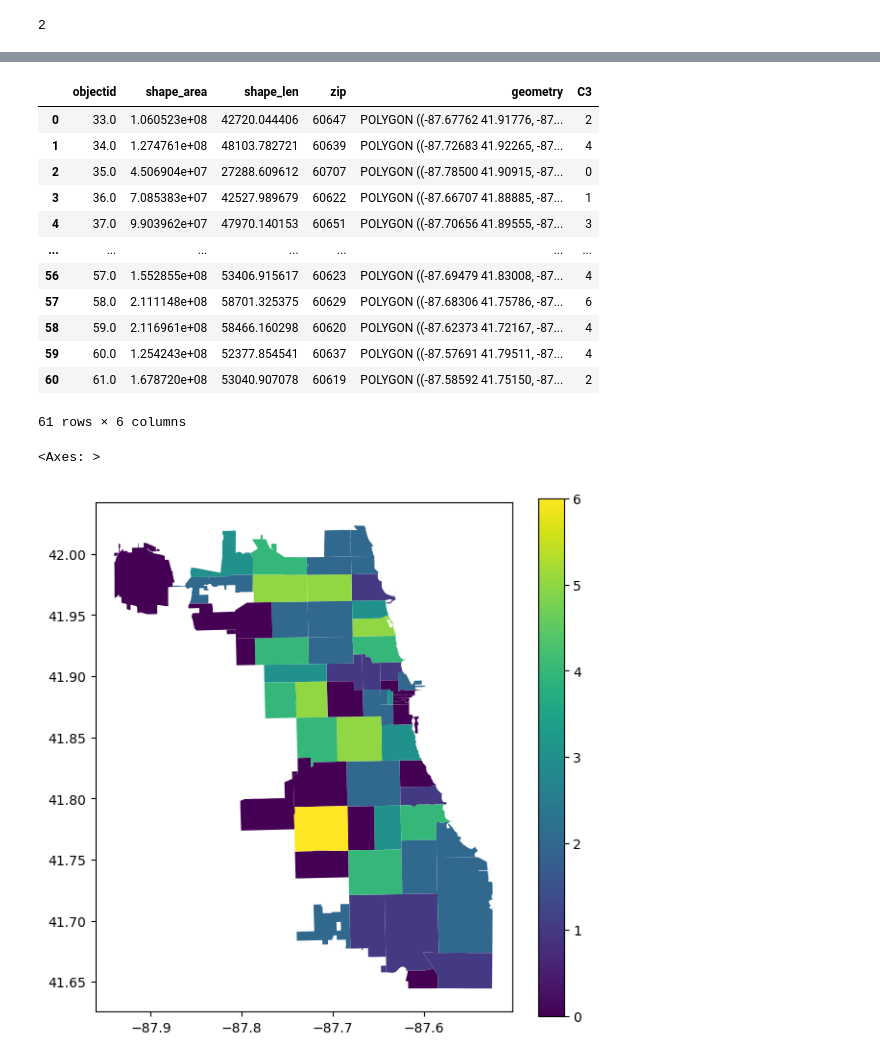
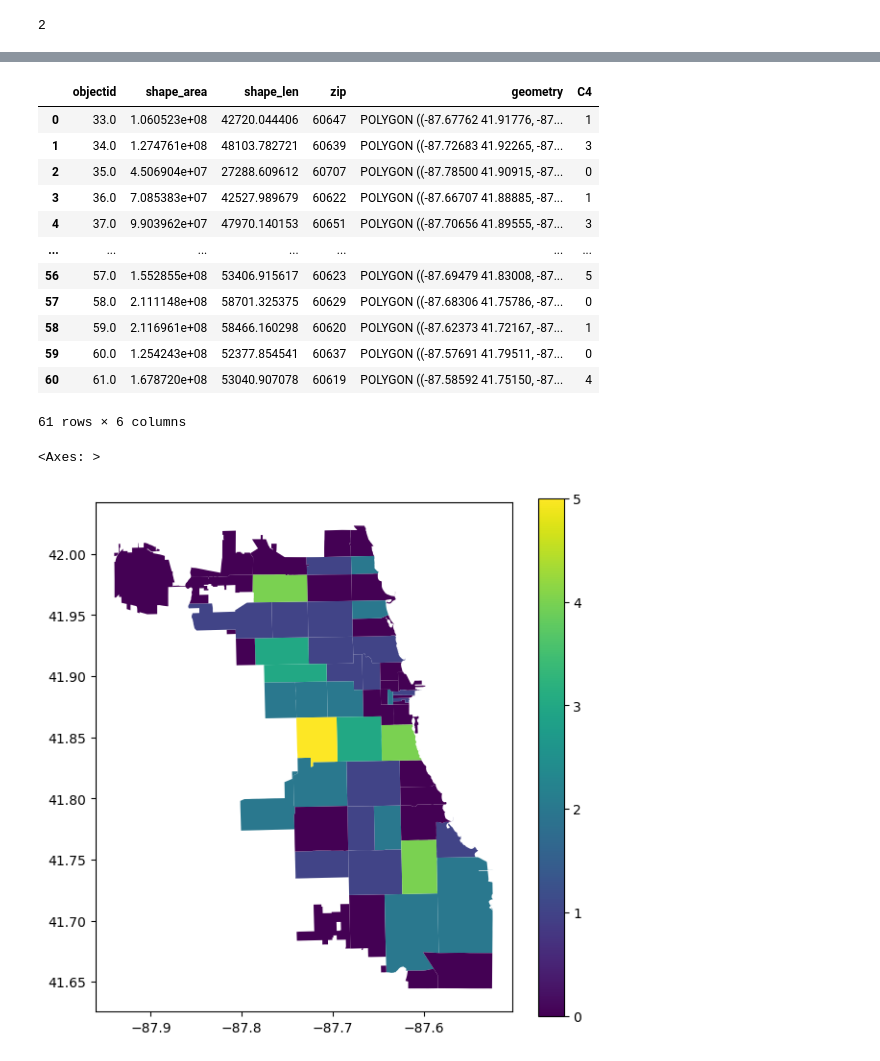
Before and after one commit to mhodgetts/Team-2, a Jupyter notebook: Team_2_V4.ipynb, the cells around one changed output, grey strips where cells are left out. Drawn from its saved outputs; the diff is of its cells as text; code cells hidden in the pictures.

```diff
--- a/Team_2_V4.ipynb
+++ b/Team_2_V4.ipynb
@@ -1584,7 +1584,7 @@ len(address4)
 # create df
 
 #data ={'Zip':address,'Cluster_No':cluster }
-data ={'Zip_pop':address}
+data ={'Zip_pop':address4}
 #col=('Zip')
 df_O=pd.DataFrame(data)
 df_O
@@ -1732,0 +1714,5 @@ c3
+# %%
+c4=np.array(c4)
+c4=c4.tolist()
+c4=pd.DataFrame( {'C4':(c4)})
+c4
@@ -1752,27 +1740,27 @@ gdf_m
 # %%
-gdf_m=pd.concat([gdf,c3],ignore_index=False,axis=1, sort=False)
+gdf_m=pd.concat([gdf,c4],ignore_index=False,axis=1, sort=False)
 gdf_m
 # %% [output]
-|  | objectid | shape_area | shape_len | zip | geometry | C3 |
-| 0 | 33.0 | 1.060523e+08 | 42720.044406 | 60647 | POLYGON ((-87.67762 41.91776, -87... | 2 |
-| 1 | 34.0 | 1.274761e+08 | 48103.782721 | 60639 | POLYGON ((-87.72683 41.92265, -87... | 4 |
+|  | objectid | shape_area | shape_len | zip | geometry | C4 |
+| 0 | 33.0 | 1.060523e+08 | 42720.044406 | 60647 | POLYGON ((-87.67762 41.91776, -87... | 1 |
+| 1 | 34.0 | 1.274761e+08 | 48103.782721 | 60639 | POLYGON ((-87.72683 41.92265, -87... | 3 |
 | 2 | 35.0 | 4.506904e+07 | 27288.609612 | 60707 | POLYGON ((-87.78500 41.90915, -87... | 0 |
 | 3 | 36.0 | 7.085383e+07 | 42527.989679 | 60622 | POLYGON ((-87.66707 41.88885, -87... | 1 |
 | 4 | 37.0 | 9.903962e+07 | 47970.140153 | 60651 | POLYGON ((-87.70656 41.89555, -87... | 3 |
 | ... | ... | ... | ... | ... | ... | ... |
-| 56 | 57.0 | 1.552855e+08 | 53406.915617 | 60623 | POLYGON ((-87.69479 41.83008, -87... | 4 |
-| 57 | 58.0 | 2.111148e+08 | 58701.325375 | 60629 | POLYGON ((-87.68306 41.75786, -87... | 6 |
-| 58 | 59.0 | 2.116961e+08 | 58466.160298 | 60620 | POLYGON ((-87.62373 41.72167, -87... | 4 |
-| 59 | 60.0 | 1.254243e+08 | 52377.854541 | 60637 | POLYGON ((-87.57691 41.79511, -87... | 4 |
-| 60 | 61.0 | 1.678720e+08 | 53040.907078 | 60619 | POLYGON ((-87.58592 41.75150, -87... | 2 |
+| 56 | 57.0 | 1.552855e+08 | 53406.915617 | 60623 | POLYGON ((-87.69479 41.83008, -87... | 5 |
+| 57 | 58.0 | 2.111148e+08 | 58701.325375 | 60629 | POLYGON ((-87.68306 41.75786, -87... | 0 |
+| 58 | 59.0 | 2.116961e+08 | 58466.160298 | 60620 | POLYGON ((-87.62373 41.72167, -87... | 1 |
+| 59 | 60.0 | 1.254243e+08 | 52377.854541 | 60637 | POLYGON ((-87.57691 41.79511, -87... | 0 |
+| 60 | 61.0 | 1.678720e+08 | 53040.907078 | 60619 | POLYGON ((-87.58592 41.75150, -87... | 4 |
 61 rows × 6 columns
 # %%
 #gdf_m.plot()
 
-gdf_m.plot("Zip_pop", legend=True,figsize=[7,7] )
+gdf_m.plot("C4", legend=True,figsize=[7,7] )
 # %% [output]
 <Axes: >
-[figure, old version]
+[figure, new version]
 # %%
 # use GeoPandas to read in the shape file with the ZIP code boundaries
 gdf = gpd.read_file('data/Boundaries_ZIP_Codes/geo_export_94cfa385-03be-4b00-b827-c9e4fdd73a8f.shp')
```
Also changed, not shown: parts of 6 cells of this notebook.
